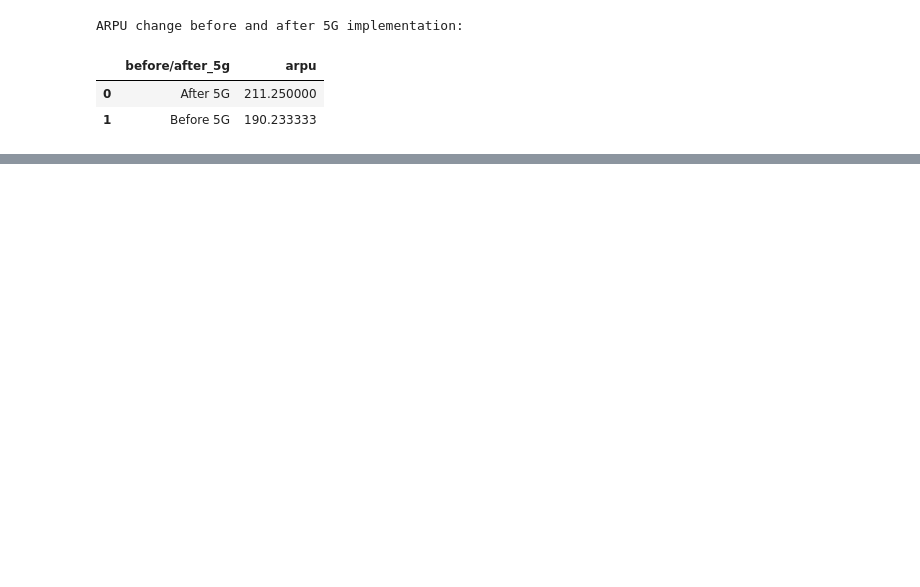
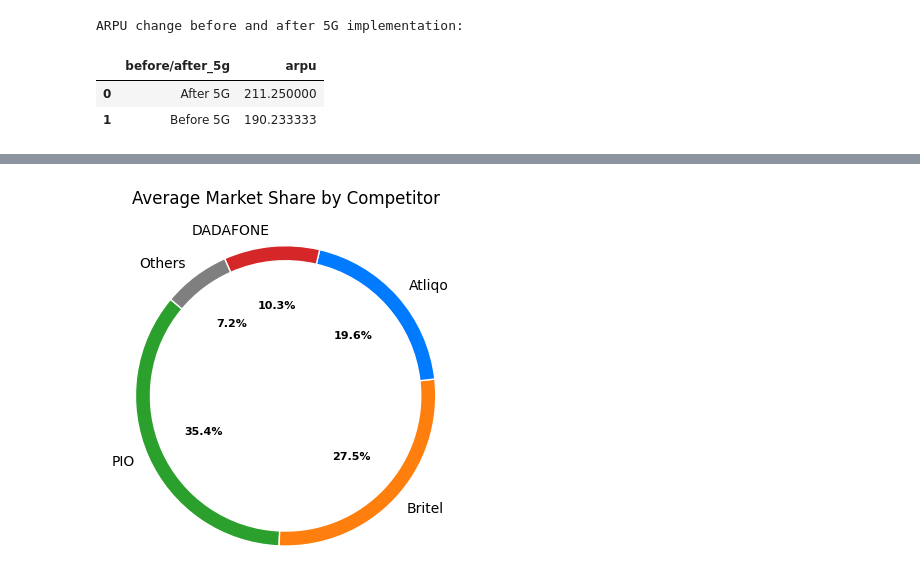
Before and after one commit to Shandeep-Raula/Pre-vs-Post-5G-Performance-Insights-and-KPI-Analysis, a Jupyter notebook: Python/EDA.ipynb, the cells around one changed output, grey strips where cells are left out. Drawn from its saved outputs; the diff is of its cells as text; code cells hidden in the pictures; blank space fills up the shorter version.

```diff
--- a/Python/EDA.ipynb
+++ b/Python/EDA.ipynb
@@ -315,0 +383,5 @@ ARPU change before and after 5G implementation:
+# %%
+avg_ms = fact_market_share.groupby('company')['ms_pct'].mean().sort_values(ascending=False).reset_index()
+
+print("📈 Average Market Share by Competitor:")
+display(avg_ms)
@@ -315,0 +396,27 @@ ARPU change before and after 5G implementation:
+# %%
+plt.figure(figsize=(4, 4))
+brand_colors = {
+    'Atliqo': '#007bff',     # Blue
+    'Britel': '#ff7f0e',     # Orange
+    'DADAFONE': '#d62728',   # Red
+    'PIO': '#2ca02c',        # Green
+    'Others': '#7f7f7f'      # Gray
+}
+colors = [brand_colors[company] for company in avg_ms['company']]
+wedges, texts, autotexts = plt.pie(
+    avg_ms['ms_pct'],
+    labels=avg_ms['company'],
+    autopct='%1.1f%%',
+    startangle=140,
+    colors=colors,
+    wedgeprops=dict(width=0.1, edgecolor='w')
+)
+
+
+plt.setp(autotexts, size=8, weight="bold", color='black')
+plt.title("Average Market Share by Competitor", fontsize=12 , pad=20)
+plt.axis('equal')
+plt.tight_layout()
+plt.show()
+# %% [output]
+[figure, added]
```
Also changed, not shown: parts of 16 cells of this notebook.
